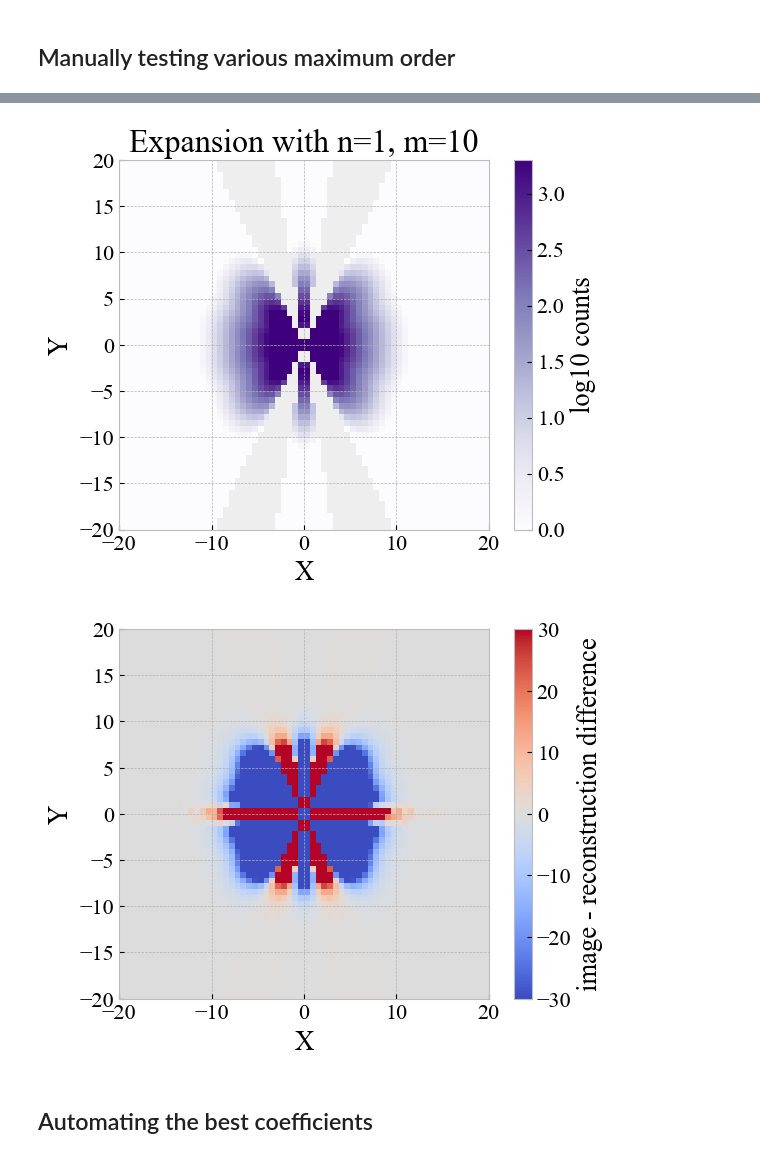
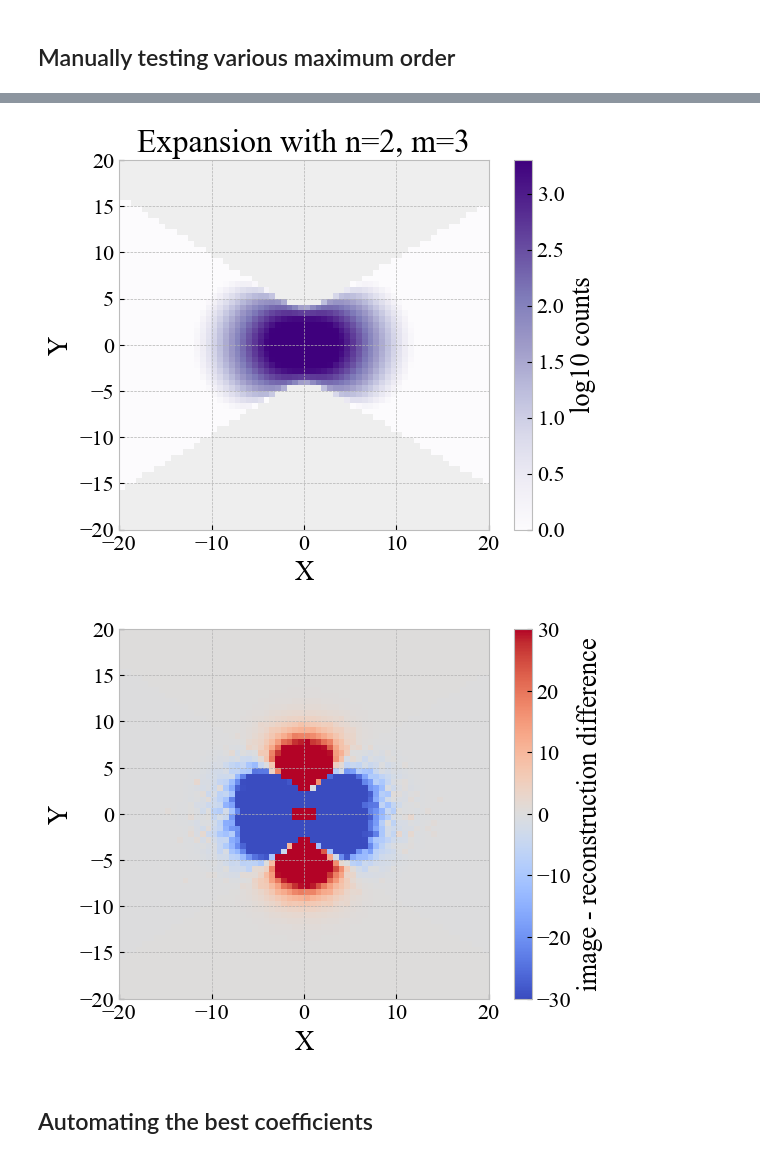
Before and after one commit to michael-petersen/GalaxyIncIinations, a Jupyter notebook: SimulatedGalaxiesAndExpansions.ipynb, the cells around one changed output, grey strips where cells are left out. Drawn from its saved outputs; the diff is of its cells as text; code cells hidden in the pictures.

```diff
--- a/SimulatedGalaxiesAndExpansions.ipynb
+++ b/SimulatedGalaxiesAndExpansions.ipynb
@@ -30,7 +30,7 @@ D = DiscGalaxy(N=N,a=a)
 ## Manually testing various maximum order
 # %%
 # Generate a disc galaxy with a given scale length and number of stars
-inclinationvalue = 80. # no inclination (0) (face-on) , in degrees
+inclinationvalue = 45. # no inclination (0) (face-on) , in degrees
 
 D.rotate_disc(inclinationvalue,0,0)
 
@@ -50,8 +50,8 @@ plt.xlabel('X')
 plt.ylabel('Y')
 plt.show()
 
-m=10
-n=1
+m=3
+n=2
 #Toggle this to see the expansion coefficients and how they change, goal: find the closest match to the image
 E1 = D.make_expansion(m,n,a,noisy=False)
 
@@ -78,5 +78,5 @@ plt.show()
-[figure, old version]
+[figure, new version]
-[figure, old version]
+[figure, new version]
 # %% [markdown]
 ## Automating the best coefficients
 # %%
```
Also changed, not shown: parts of 3 cells of this notebook.
